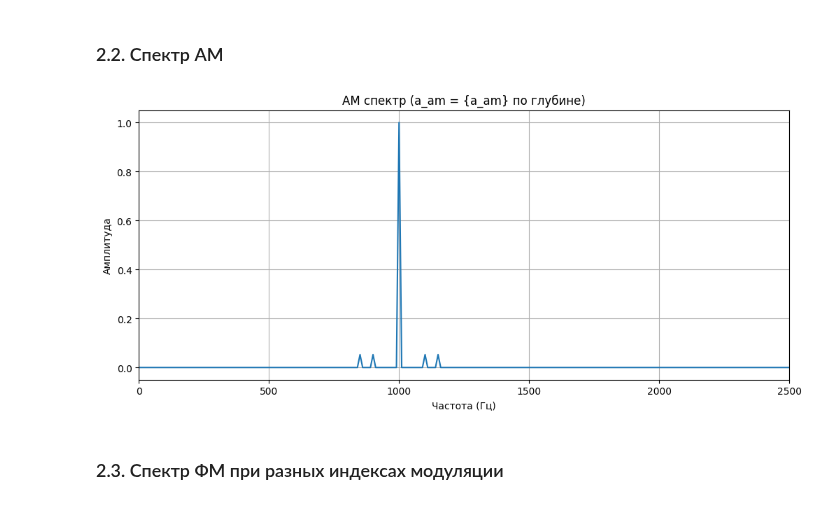
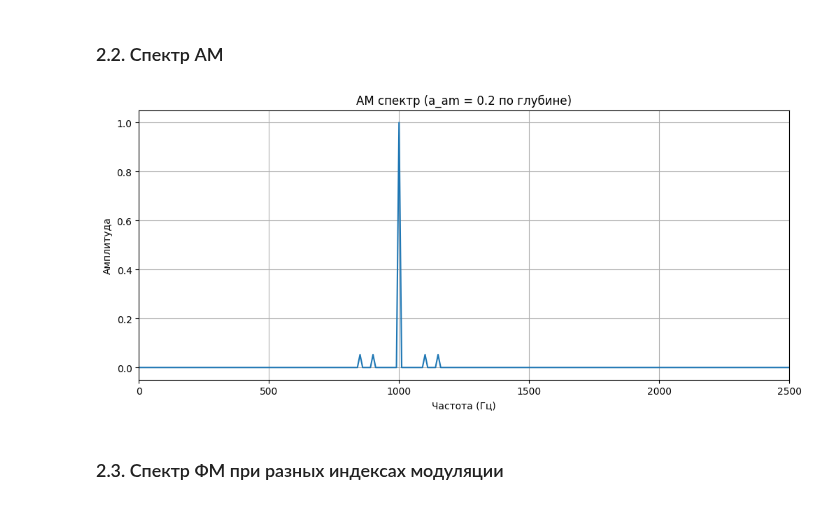
Before and after one commit to Korobokkk/YADRO-2026_dsp-seminars, a Jupyter notebook: seminars/2.ipynb, the cells around one changed output. Saved outputs shown, nothing was run; the diff lists cells and outputs as text; code cells hidden in the pictures.

```diff
--- a/seminars/2.ipynb
+++ b/seminars/2.ipynb
@@ -135,9 +135,9 @@ plot_spectrum(m_t, fs, "Спектр m_t")
 # %% [markdown]
 ### 2.2. Спектр АМ
 # %%
-plot_spectrum(s_am, fs, 'АМ спектр (a_am = {a_am} по глубине)')
+plot_spectrum(s_am, fs, f'АМ спектр (a_am = {a_am} по глубине)')
 # %% [output]
-[figure, old version]
+[figure, new version]
 # %% [markdown]
 ### 2.3. Спектр ФМ при разных индексах модуляции
 # %%
```
Also changed, not shown: parts of 6 cells of this notebook.
